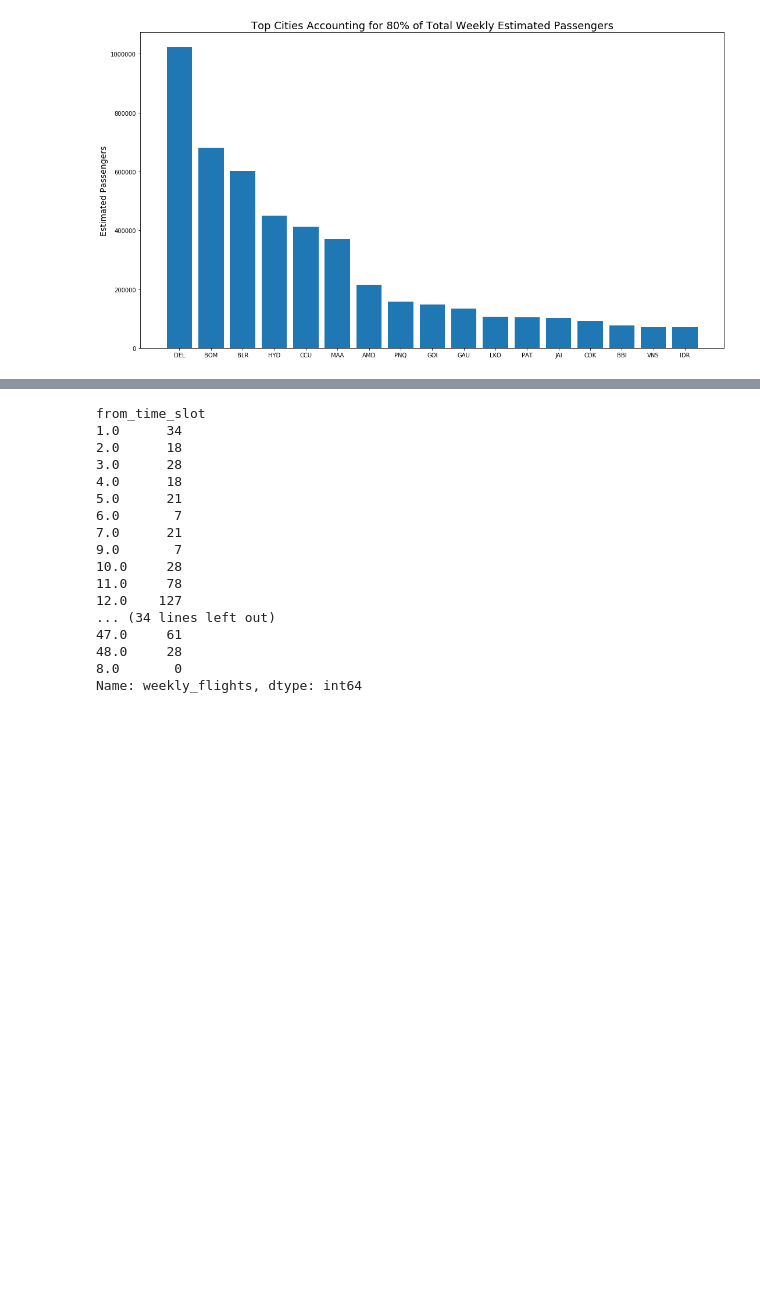
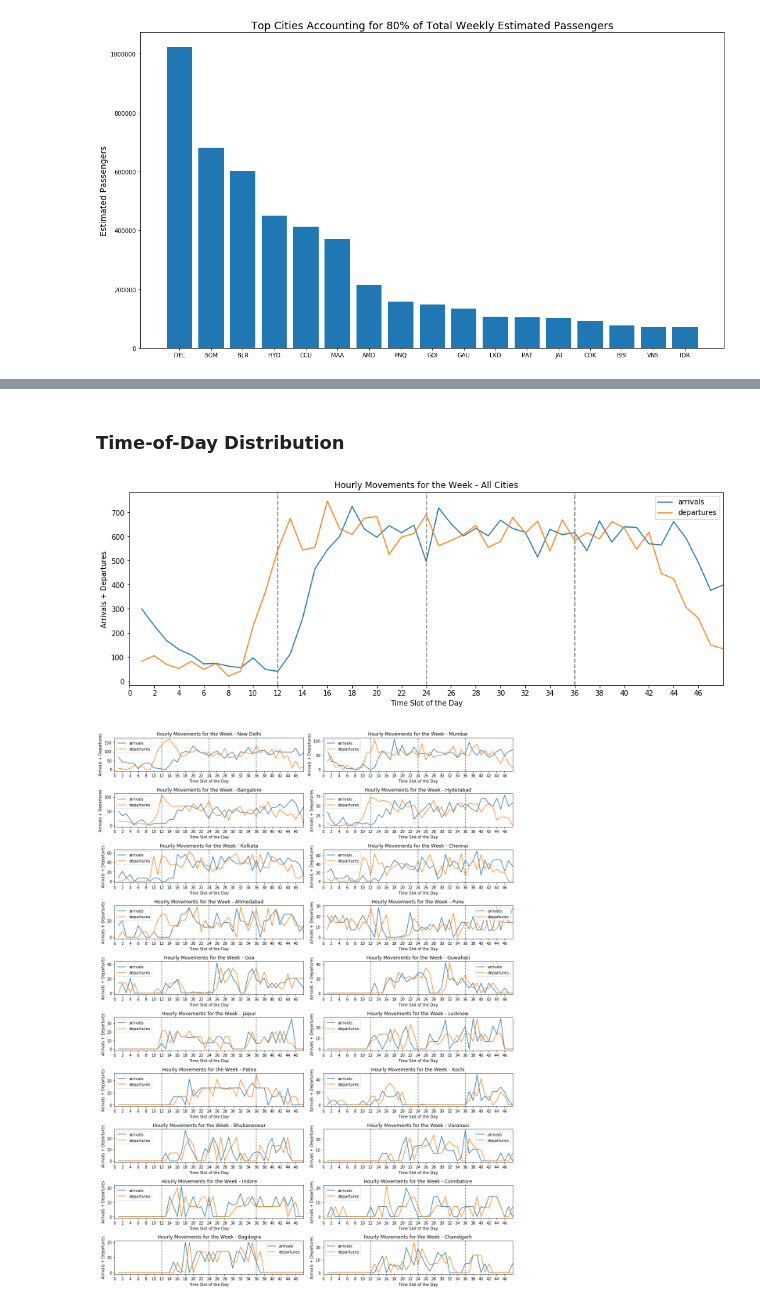
Before and after one commit to sanjeevgadre/Portfolio-Airport-Traffic, a Jupyter notebook: city-analysis.ipynb, the cells around one changed output, grey strips where cells are left out. Saved outputs shown, nothing was run; the diff lists cells and outputs as text; code cells hidden in the pictures; blank space fills up the shorter version.

Commit message:
Added Time-of-Day Analysis

```diff
--- a/city-analysis.ipynb
+++ b/city-analysis.ipynb
@@ -228,4 +229,0 @@ dat.head()
-# %%
-idx = [i for i in range(dat.shape[0]) if dat['from'][i] == 'BLR' or dat['to'][i] == 'BLR']
-sdat = dat.iloc[idx, :]
-display(sdat.head())
@@ -263,21 +230,2 @@ plt.show()
-# %%
-from_.reindex(index = np.arange(1, 49, 1), fill_value = 0)
-from_
-# %% [output]
-from_time_slot
-1.0      34
-2.0      18
-3.0      28
-4.0      18
-5.0      21
-6.0       7
-7.0      21
-9.0       7
-10.0     28
-11.0     78
-12.0    127
-... (34 lines left out)
-47.0     61
-48.0     28
-8.0       0
-Name: weekly_flights, dtype: int64
+# %% [markdown]
+### Time-of-Day Distribution
@@ -283,0 +247,53 @@ Name: weekly_flights, dtype: int64
+# %%
+def fill_missing(series, slots, na_val):
+
+    if series.shape[0] != slots:
+        missing_idx = list(set(np.arange(1, slots+1, 1)).difference(series.index))
+        for i in missing_idx:
+            series[float(i)] = 0
+
+    series = series.sort_index()
+    return series
+# %%
+''' When combined across all cities, for any day, the total number of arrivals must be equal to the total
+number of departures. However, this may not be true when considering a particular city, i.e. the total number
+of arrivals in a city may not be the same as the total number of departures '''
+
+plt.figure(figsize = (15, 5))
+
+timeslot_arr = dat.groupby(['to_time_slot'])['weekly_flights'].sum()
+timeslot_arr = fill_missing(timeslot_arr, 48, 0)
+timeslot_dep = dat.groupby(['from_time_slot'])['weekly_flights'].sum()
+timeslot_dep = fill_missing(timeslot_dep, 48, 0)
+
+plot_hourly(timeslot_arr, timeslot_dep)
+plt.show()
+
+plt.figure(figsize = (15, 20))
+ncol = 2
+nrow = np.ceil(len(top_cities_by_mvmnts)/ncol)
+subplot_= 1
+for city_code in top_cities_by_mvmnts:
+    timeslot_arr = []
+    timeslot_dep = []
+
+    idx = [i for i in dat.index if dat['from'][i] == city_code or dat['to'][i] == city_code]
+    sdat = dat.iloc[idx, :]
+
+    idx_in = [i for i in sdat.index if sdat['to'][i] == city_code] # flights into the city
+    idx_out = [i for i in sdat.index if sdat['from'][i] == city_code]  # flights out of the city
+
+    timeslot_arr = sdat.loc[idx_in, :].groupby(['to_time_slot'])['weekly_flights'].sum()
+    timeslot_arr = fill_missing(timeslot_arr, 48, 0)
+    timeslot_dep = sdat.loc[idx_out, :].groupby(['from_time_slot'])['weekly_flights'].sum()
+    timeslot_dep = fill_missing(timeslot_dep, 48, 0)
+
+    plt.subplot(nrow, ncol, subplot_)
+    plot_hourly(timeslot_arr, timeslot_dep, codes_to_city[city_code])
+    subplot_ += 1
+
+plt.tight_layout()
+plt.show()
+# %% [output]
+[figure, added]
+[figure, added]
```
Also changed, not shown: parts of 17 cells of this notebook.
